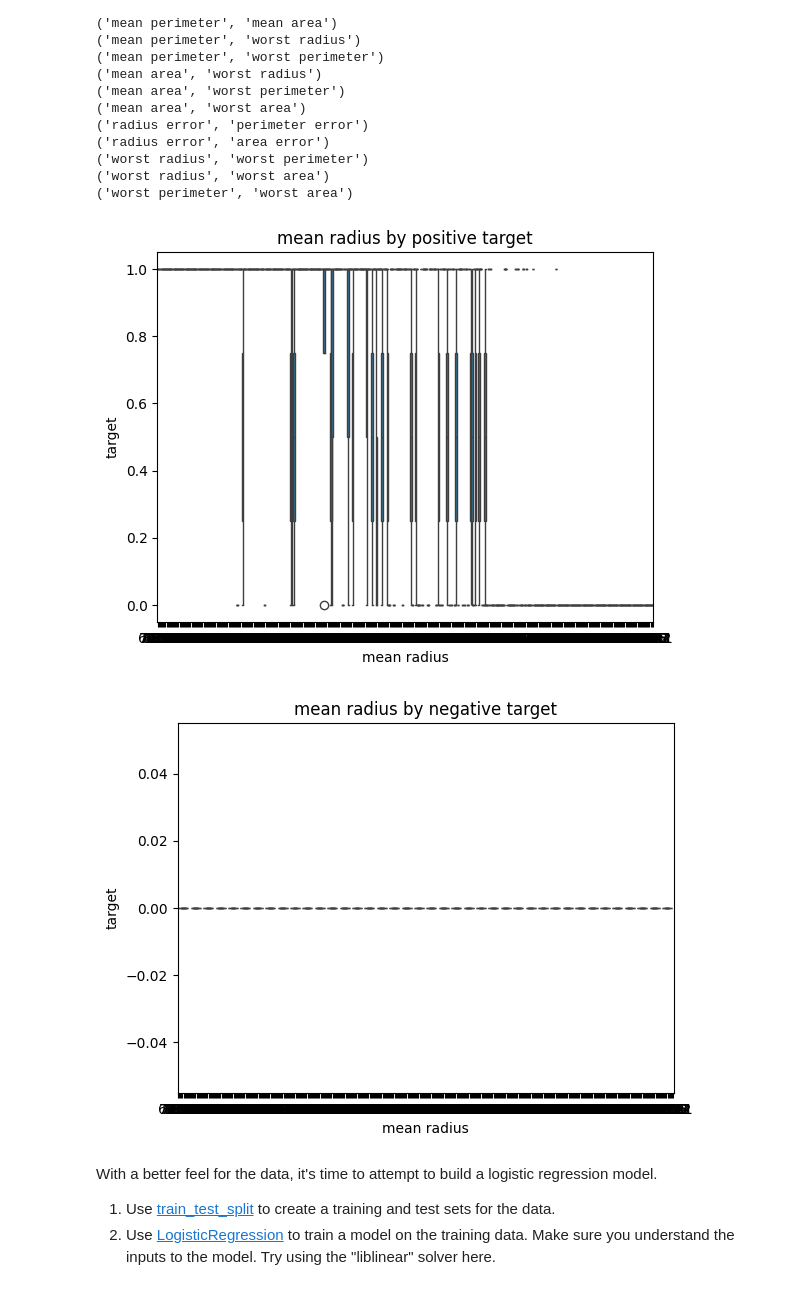
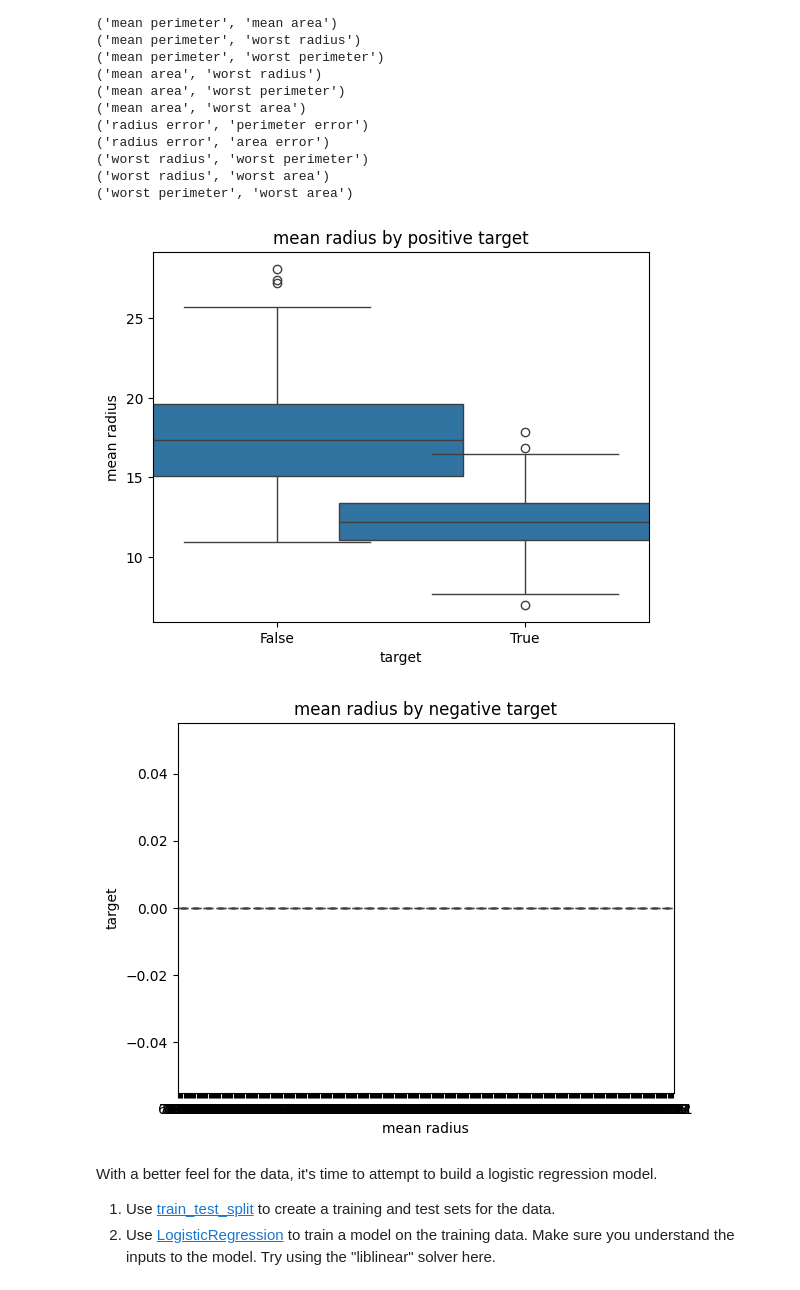
Before and after one commit to LeahLou622/UCSD_ML, a Jupyter notebook: Student_MLE_MiniProject_Logistic_Regression.ipynb, the cells around one changed output. Saved outputs shown, nothing was run; the diff lists cells and outputs as text; code cells hidden in the pictures.

```diff
--- a/Student_MLE_MiniProject_Logistic_Regression.ipynb
+++ b/Student_MLE_MiniProject_Logistic_Regression.ipynb
@@ -182,18 +182,18 @@ for feature_pair in correlated_features:
 # %%
 # Create a boxplot for mean radius by target type
 positive_target=df['target']>0
-sns.boxplot(data= df, x= df['mean radius'], y= positive_target, width=1.5)
+sns.boxplot(data= df, y= df['mean radius'], x= positive_target, width=1.5)
 plt.title('mean radius by positive target')
 plt.show()
 
 negative_target = df['target']<0
 sns.boxplot(data= df, x= df['mean radius'], y= negative_target)
 plt.title('mean radius by negative target')
 plt.show()
 
 #No negative targets. The narrow positive target makes the box plot hard to visualize and use, may not be greate tool for this scenario.
 # %% [output]
-[figure, old version]
+[figure, new version]
 [figure]
 # %% [markdown]
 With a better feel for the data, it's time to attempt to build a logistic regression model.
```
Also changed, not shown: parts of 8 cells of this notebook.
